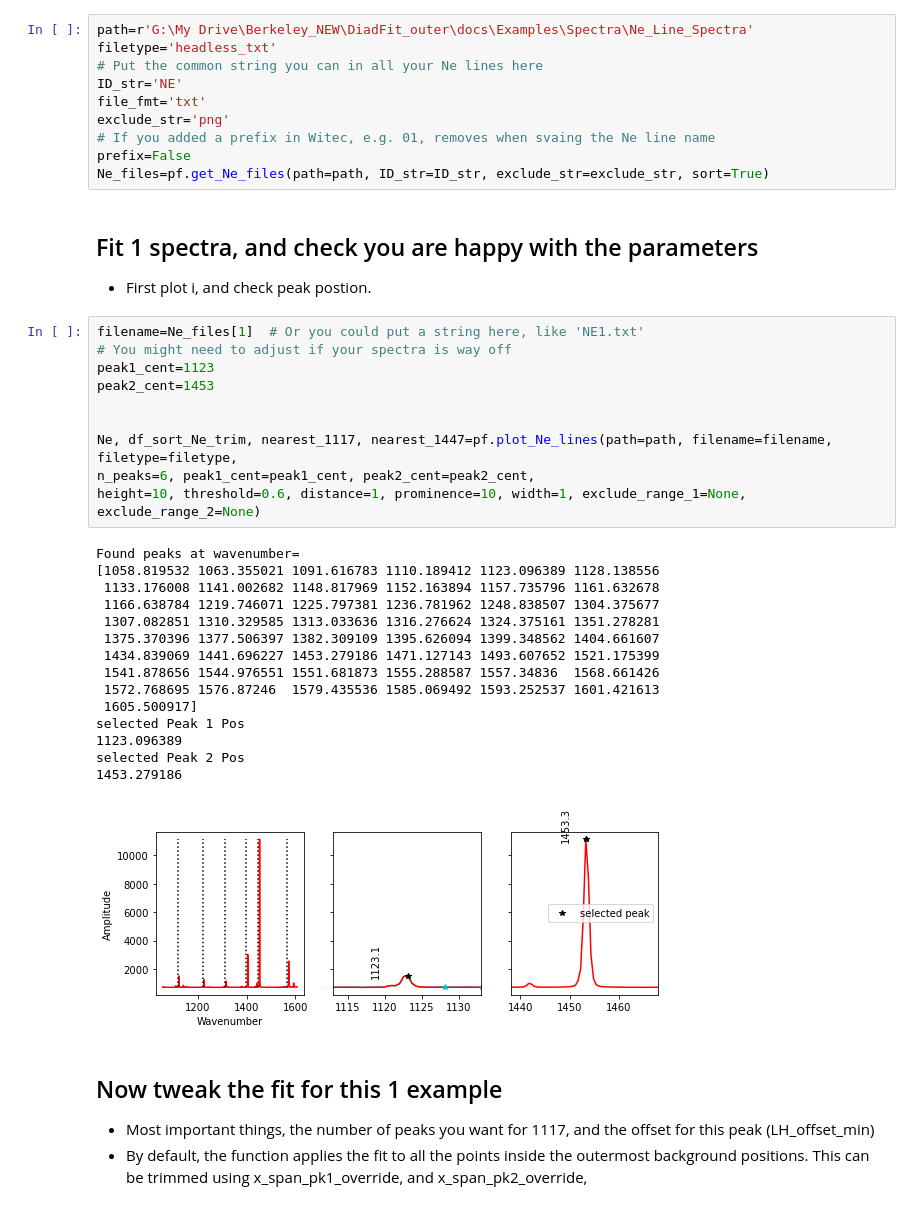
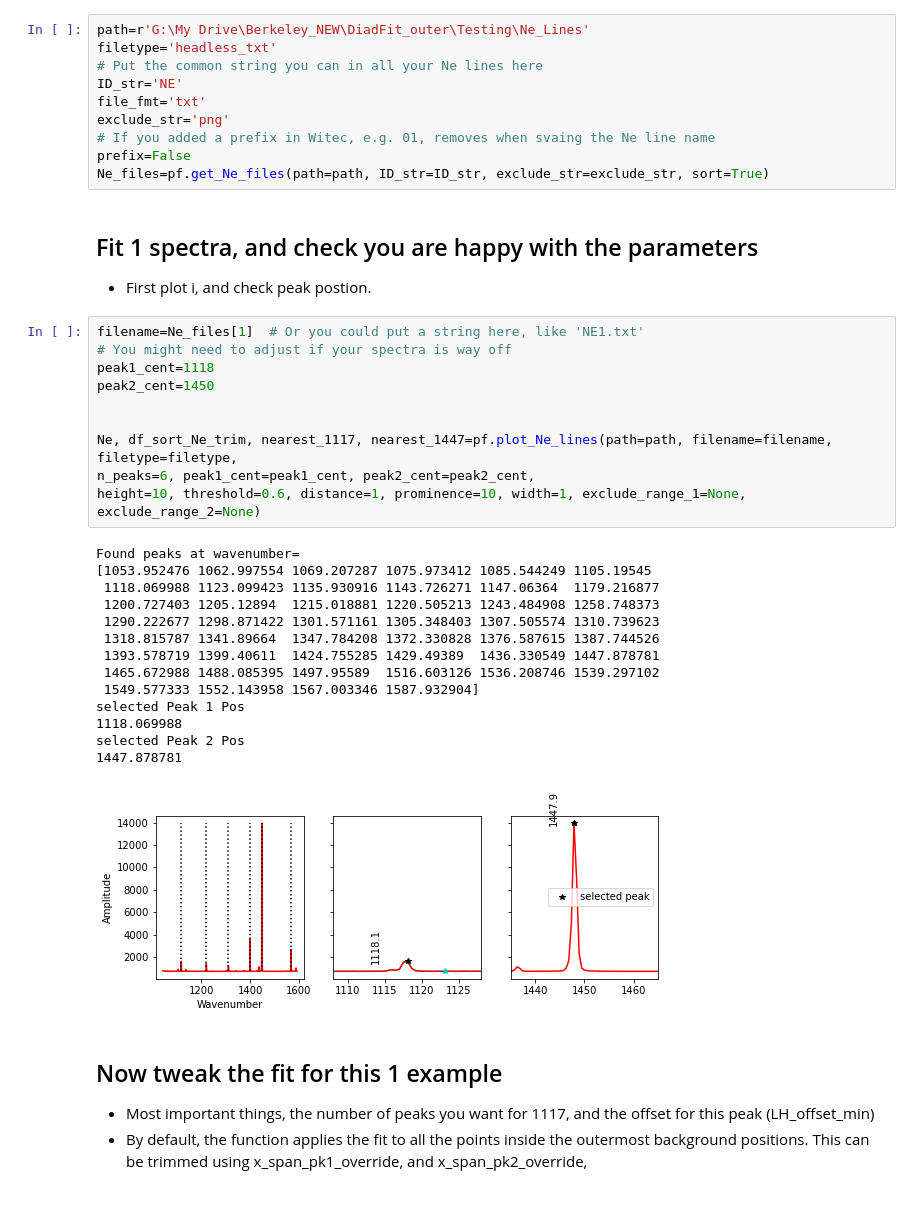
Before and after one commit to PennyWieser/DiadFit, a Jupyter notebook: docs/Examples/Ne_Line_Fitting/Ne_Line_Fitting_Loop_headlesstxt.ipynb, the cells around one changed output. Saved outputs shown, nothing was run; the diff lists cells and outputs as text.

```diff
--- a/docs/Examples/Ne_Line_Fitting/Ne_Line_Fitting_Loop_headlesstxt.ipynb
+++ b/docs/Examples/Ne_Line_Fitting/Ne_Line_Fitting_Loop_headlesstxt.ipynb
@@ -10,7 +10,7 @@ import DiadFit as pf
 # %% [markdown]
 ## Choose path and extract files here
 # %%
-path=r'G:\My Drive\Berkeley_NEW\DiadFit_outer\docs\Examples\Spectra\Ne_Line_Spectra'
+path=r'G:\My Drive\Berkeley_NEW\DiadFit_outer\Testing\Ne_Lines'
 filetype='headless_txt'
 # Put the common string you can in all your Ne lines here
 ID_str='NE'
@@ -25,30 +25,29 @@ Ne_files=pf.get_Ne_files(path=path, ID_str=ID_str, exclude_str=exclude_str, sort
 # %%
 filename=Ne_files[1]  # Or you could put a string here, like 'NE1.txt'
 # You might need to adjust if your spectra is way off
-peak1_cent=1123
-peak2_cent=1453
+peak1_cent=1118
+peak2_cent=1450
 
 
 Ne, df_sort_Ne_trim, nearest_1117, nearest_1447=pf.plot_Ne_lines(path=path, filename=filename, filetype=filetype,
 n_peaks=6, peak1_cent=peak1_cent, peak2_cent=peak2_cent,
 height=10, threshold=0.6, distance=1, prominence=10, width=1, exclude_range_1=None,
 exclude_range_2=None)
 # %% [output]
 Found peaks at wavenumber=
-[1058.819532 1063.355021 1091.616783 1110.189412 1123.096389 1128.138556
- 1133.176008 1141.002682 1148.817969 1152.163894 1157.735796 1161.632678
- 1166.638784 1219.746071 1225.797381 1236.781962 1248.838507 1304.375677
- 1307.082851 1310.329585 1313.033636 1316.276624 1324.375161 1351.278281
- 1375.370396 1377.506397 1382.309109 1395.626094 1399.348562 1404.661607
- 1434.839069 1441.696227 1453.279186 1471.127143 1493.607652 1521.175399
- 1541.878656 1544.976551 1551.681873 1555.288587 1557.34836  1568.661426
- 1572.768695 1576.87246  1579.435536 1585.069492 1593.252537 1601.421613
- 1605.500917]
+[1053.952476 1062.997554 1069.207287 1075.973412 1085.544249 1105.19545
+ 1118.069988 1123.099423 1135.930916 1143.726271 1147.06364  1179.216877
+ 1200.727403 1205.12894  1215.018881 1220.505213 1243.484908 1258.748373
+ 1290.222677 1298.871422 1301.571161 1305.348403 1307.505574 1310.739623
+ 1318.815787 1341.89664  1347.784208 1372.330828 1376.587615 1387.744526
+ 1393.578719 1399.40611  1424.755285 1429.49389  1436.330549 1447.878781
+ 1465.672988 1488.085395 1497.95589  1516.603126 1536.208746 1539.297102
+ 1549.577333 1552.143958 1567.003346 1587.932904]
 selected Peak 1 Pos
-1123.096389
+1118.069988
 selected Peak 2 Pos
-1453.279186
+1447.878781
-[figure, old version]
+[figure, new version]
 # %% [markdown]
 ## Now tweak the fit for this 1 example
 - Most important things, the number of peaks you want for 1117, and the offset for this peak (LH_offset_min)
```
Also changed, not shown: parts of 5 cells of this notebook, 22 other files.
